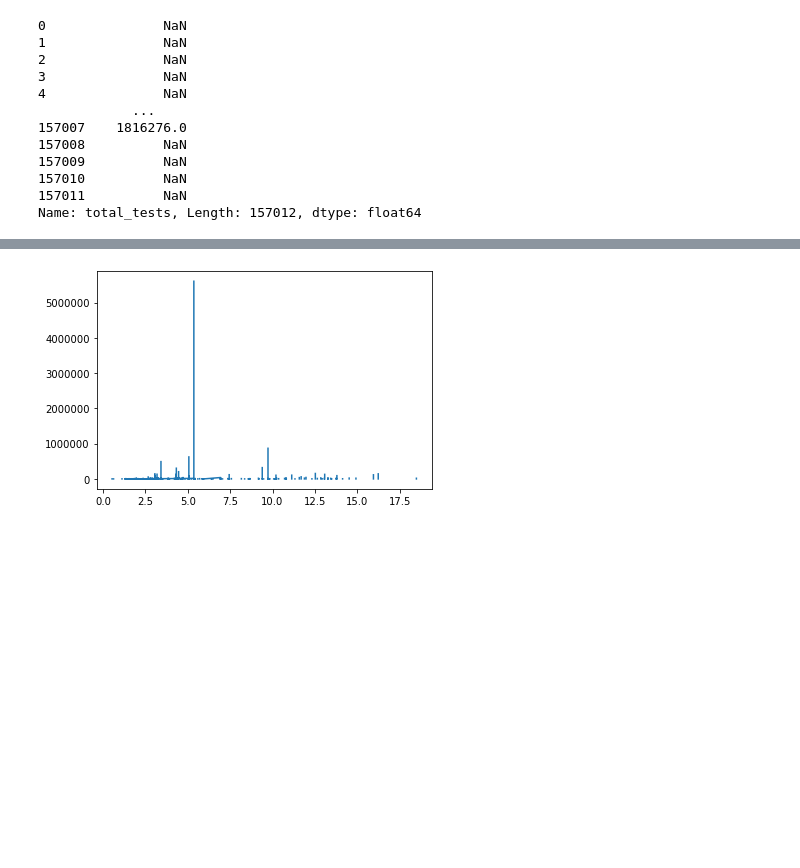
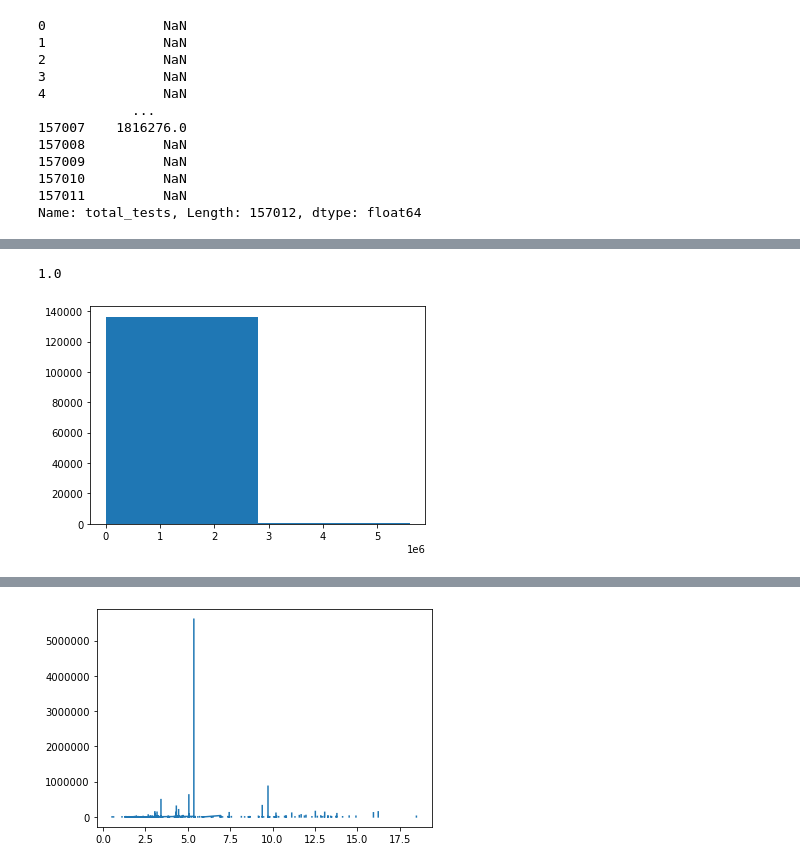
Before and after one commit to sammyschapps87/Covid-Predictor, a Jupyter notebook: Covid_evaluation/covid_starter.ipynb, the cells around one changed output, grey strips where cells are left out. Saved outputs shown, nothing was run; the diff lists cells and outputs as text; code cells hidden in the pictures; blank space fills up the shorter version.

```diff
--- a/Covid_evaluation/covid_starter.ipynb
+++ b/Covid_evaluation/covid_starter.ipynb
@@ -77,0 +121,14 @@ Index(['iso_code', 'continent', 'location', 'date', 'total_cases', 'new_cases',
+# %%
+smaller_df['total_deaths'].min()
+# %% [output]
+1.0
+# %%
+fig, ax = plt.subplots()
+ax.hist(smaller_df['total_deaths'], bins= 2)
+plt.show()
+# ax.hist(smaller_df['aged_70_older'])
+# plt.show()
+# ax.hist(smaller_df['gdp_per_capita'])
+# plt.show()
+# %% [output]
+[figure, added]
```
Also changed, not shown: parts of 13 cells of this notebook.
